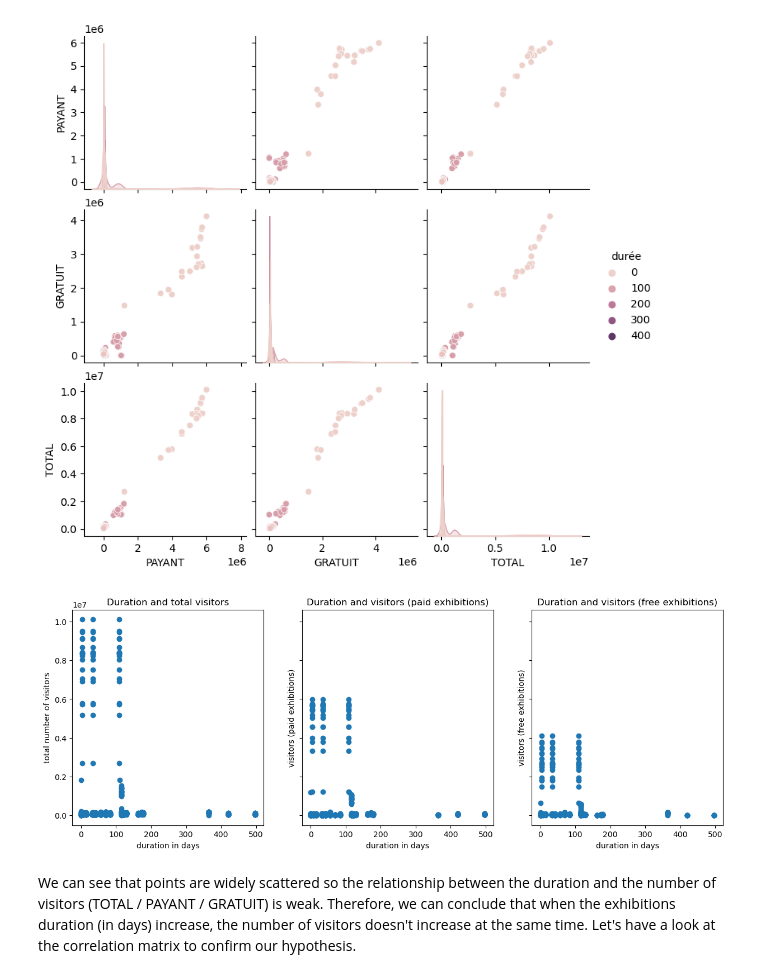
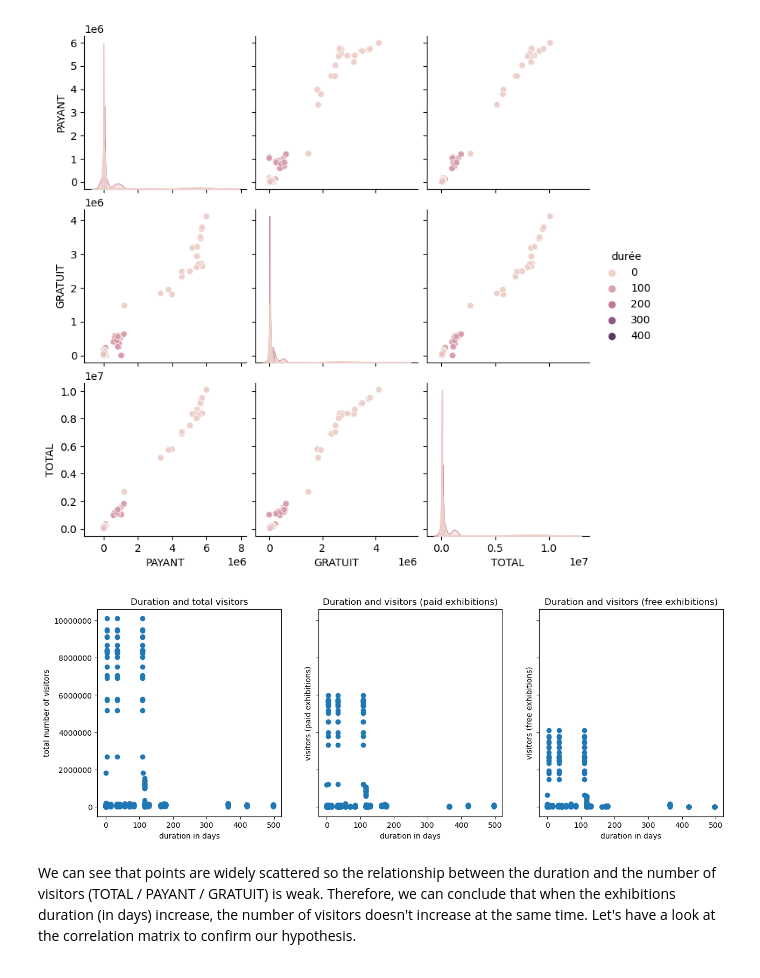
Before and after one commit to axele-mahalin/Final_Project, a Jupyter notebook: Final_project.ipynb, the cells around one changed output. Drawn from its saved outputs; the diff is of its cells as text; code cells hidden in the pictures.

```diff
--- a/Final_project.ipynb
+++ b/Final_project.ipynb
@@ -379,3 +381,8 @@ Paris_exhibitions = Paris_exhibitions.dropna()
+# %%
+#change the dates to datetime format
+
+Paris_exhibitions['Date de fin'] = pd.to_datetime(Paris_exhibitions['Date de fin'])
+Paris_exhibitions['Date de début'] = pd.to_datetime(Paris_exhibitions['Date de début'])
 # %% [markdown]
 ### Exhibitions keywords analysis & cleaning
 # %%
@@ -419,7 +426,7 @@ Paris_exhibitions.dropna(subset=['Mots clés'], inplace=True)
 # %% [markdown]
 For further analysis, we're gonna add a duration column computed based on the exhibition start date and end date.
 # %%
-Paris_exhibitions['durée'] = pd.to_datetime(Paris_exhibitions['Date de fin']) - pd.to_datetime(Paris_exhibitions['Date de début']) #converting de dates to datetime format
+Paris_exhibitions['durée'] = Paris_exhibitions['Date de fin'] - Paris_exhibitions['Date de début'] #computing the difference between the start and end date
 Paris_exhibitions['durée'] = Paris_exhibitions['durée'].dt.days #returning the duration in days
 Paris_exhibitions
 # %% [output]
@@ -774,26 +801,29 @@ sns.pairplot(df, hue="durée");
 # %%
 #plot correlation between duration and TOTAL / PAYANT / GRATUIT (number of visitors)
 
 fig, (ax1, ax2, ax3) = plt.subplots(nrows=1, ncols=3, sharey=True, figsize=(15,5)) #use subplots to display the 3 graphs
 
 ax1.set_title("Duration and total visitors")
 ax1.set_xlabel("duration in days")
 ax1.set_ylabel("total number of visitors")
 ax1.scatter(df["durée"], df["TOTAL"])
+ax1.set()
 
 ax2.set(title="Duration and visitors (paid exhibitions)", xlabel="X", ylabel="Y")
 ax2.set_xlabel("duration in days")
 ax2.set_ylabel("visitors (paid exhibitions)")
 ax2.scatter(df["durée"], df["PAYANT"])
 
 ax3.set(title="Duration and visitors (free exhibitions)", xlabel="X", ylabel="Y")
 ax3.set_xlabel("duration in days")
 ax3.set_ylabel("visitors (free exhibitions)")
 ax3.scatter(df["durée"], df["GRATUIT"])
 
+plt.ticklabel_format(style='plain', axis='y') #avoid scientific notation for readibility purpose
+
 plt.show()
 # %% [output]
-[figure, old version]
+[figure, new version]
 # %% [markdown]
 We can see that points are widely scattered so the relationship between the duration and the number of visitors (TOTAL / PAYANT / GRATUIT) is weak.
 Therefore, we can conclude that when the exhibitions duration (in days) increase, the number of visitors doesn't increase at the same time.
```
Also changed, not shown: parts of 9 cells of this notebook, 8 other files.
